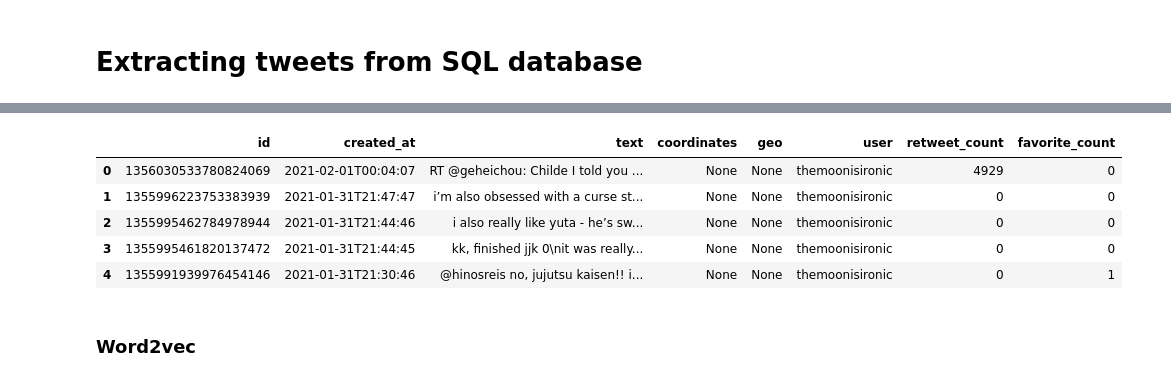
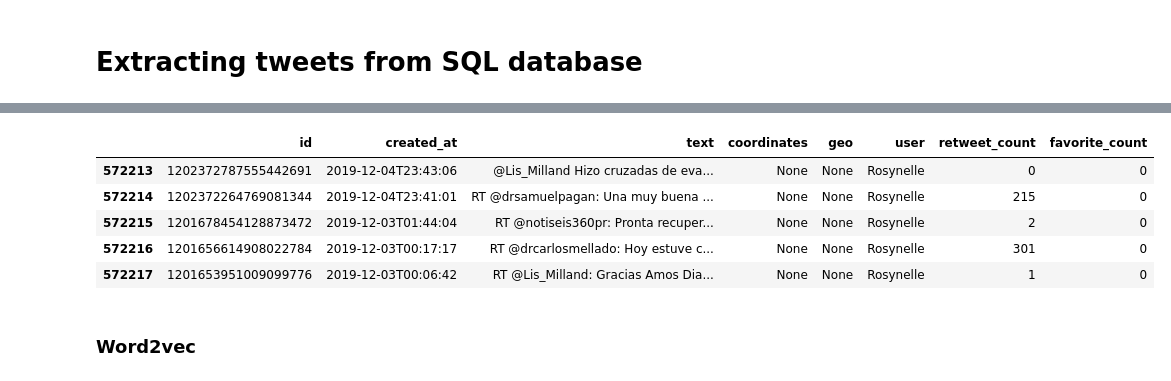
Before and after one commit to adeldelvalle/Social-Network-Analysis, a Jupyter notebook: Preprocessing.ipynb, the cells around one changed output, grey strips where cells are left out. Saved outputs shown, nothing was run; the diff lists cells and outputs as text; code cells hidden in the pictures.

```diff
--- a/Preprocessing.ipynb
+++ b/Preprocessing.ipynb
@@ -282,22 +319,17 @@ cnxn = pyodbc.connect('DRIVER={ODBC Driver 13 for SQL Server};SERVER=sqldatamini
 # %%
 cursor = cnxn.cursor()
 # %%
-rows = cursor.execute("SELECT * from dbo.Users1 ").fetchmany(10)
+rows = cursor.execute("SELECT author, created_at, location, description, followers, following, favourites_count, statuses_count, tweets from dbo.Users1 ").fetchall()
 # %%
-df = pd.DataFrame((tuple(t) for t in rows), columns=['id',
- 'author',
+df = pd.DataFrame((tuple(t) for t in rows), columns=['author',
  'created_at',
  'location',
  'description',
- 'verified',
  'followers',
  'following',
  'favourites_count',
  'statuses_count',
- 'lang',
- 'tweets',
- 'following_json',
- 'followers_json'])
+ 'tweets'] )
 # %%
 df.head(40)
 # %% [output]
@@ -358,15 +402,15 @@ df.head(10)
 # %%
 x = concatTweets(df)
 
 
-x.head()
+x.tail()
 # %% [output]
 |  | id | created_at | text | coordinates | geo | user | retweet_count | favorite_count |
-| 0 | 1356030533780824069 | 2021-02-01T00:04:07 | RT @geheichou: Childe I told you ... | None | None | themoonisironic | 4929 | 0 |
-| 1 | 1355996223753383939 | 2021-01-31T21:47:47 | i’m also obsessed with a curse st... | None | None | themoonisironic | 0 | 0 |
-| 2 | 1355995462784978944 | 2021-01-31T21:44:46 | i also really like yuta - he’s sw... | None | None | themoonisironic | 0 | 0 |
-| 3 | 1355995461820137472 | 2021-01-31T21:44:45 | kk, finished jjk 0\nit was really... | None | None | themoonisironic | 0 | 0 |
-| 4 | 1355991939976454146 | 2021-01-31T21:30:46 | @hinosreis no, jujutsu kaisen!! i... | None | None | themoonisironic | 0 | 1 |
+| 572213 | 1202372787555442691 | 2019-12-04T23:43:06 | @Lis_Milland Hizo cruzadas de eva... | None | None | Rosynelle | 0 | 0 |
+| 572214 | 1202372264769081344 | 2019-12-04T23:41:01 | RT @drsamuelpagan: Una muy buena ... | None | None | Rosynelle | 215 | 0 |
+| 572215 | 1201678454128873472 | 2019-12-03T01:44:04 | RT @notiseis360pr: Pronta recuper... | None | None | Rosynelle | 2 | 0 |
+| 572216 | 1201656614908022784 | 2019-12-03T00:17:17 | RT @drcarlosmellado: Hoy estuve c... | None | None | Rosynelle | 301 | 0 |
+| 572217 | 1201653951009099776 | 2019-12-03T00:06:42 | RT @Lis_Milland: Gracias Amos Dia... | None | None | Rosynelle | 1 | 0 |
 # %% [markdown]
 ### Word2vec
 # %%
```
Also changed, not shown: parts of 13 cells of this notebook.
